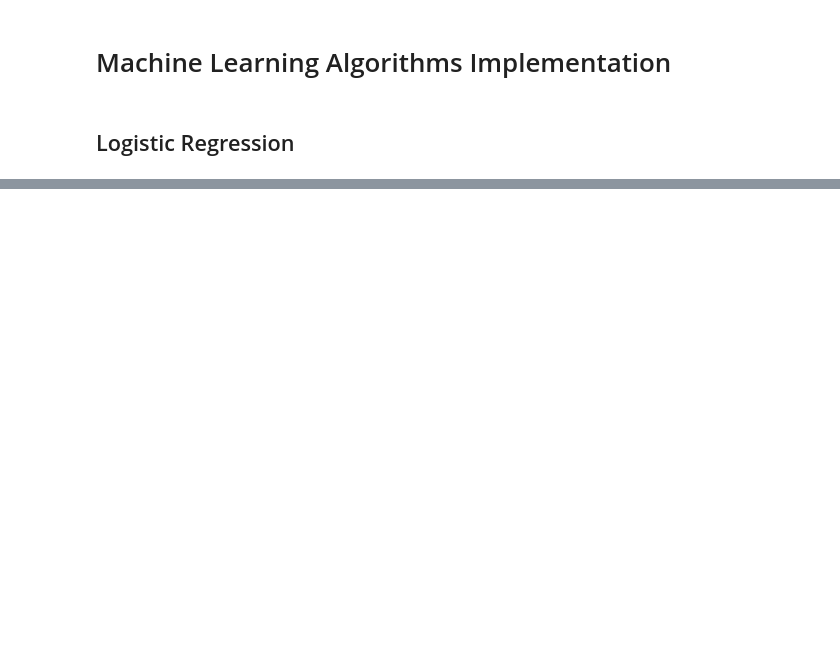
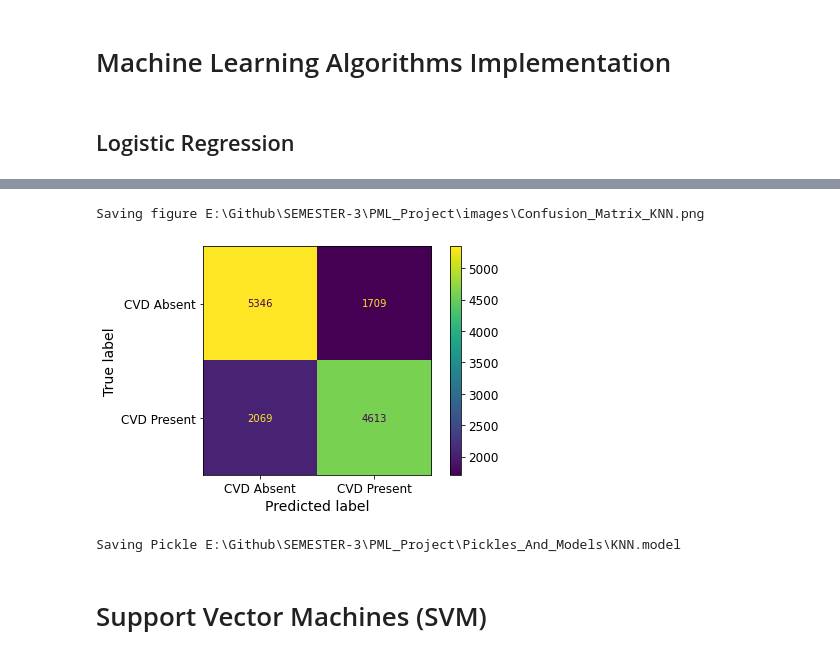
Before and after one commit to OutliersTeam/Cardiovascular-Disease-Prediction, a Jupyter notebook: Notebooks/Cardiovascular_Disease_Prediction.ipynb, the cells around one changed output, grey strips where cells are left out. Cells and saved outputs as stored; diff of their text form; code cells hidden in the pictures; blank space fills up the shorter version.

```diff
--- a/Notebooks/Cardiovascular_Disease_Prediction.ipynb
+++ b/Notebooks/Cardiovascular_Disease_Prediction.ipynb
@@ -446,0 +561,11 @@ from sklearn.metrics import mean_squared_error, mean_absolute_error
+# %%
+hyperparameters={
+    "n_neighbors" : [1, 5, 10, 25, 50, 75],
+    "p" : [1, 2] # manhattan_distance (l1), and euclidean_distance (l2)
+}
+
+grid_search=GridSearchCV(KNeighborsClassifier(),hyperparameters,cv=10, verbose=1, n_jobs=-1)
+grid_search.fit(X_train,y_train)
+
+print("tuned hpyerparameters :(best parameters) ",grid_search.best_params_)
+print("accuracy :",grid_search.best_score_)
@@ -446,0 +579,11 @@ from sklearn.metrics import mean_squared_error, mean_absolute_error
+# %%
+#Training the model with the optimised parameters
+knn = KNeighborsClassifier(n_neighbors = 75, p = 1)
+knn.fit(X_train, y_train)
+
+#KFold cross-validation for evaluating the model
+cv = KFold(n_splits=10, random_state=1, shuffle=True)
+scores = cross_val_score(knn, X_train, y_train, scoring='accuracy', cv=cv, n_jobs=-1)
+
+# Reporting the performance
+print('Scores -> Mean: %.3f | STD: (%.3f)' % (np.mean(scores), np.std(scores)))
@@ -446,0 +592,9 @@ from sklearn.metrics import mean_squared_error, mean_absolute_error
+# %%
+# Testing Set
+knn = KNeighborsClassifier(n_neighbors = 25, p = 1)
+knn.fit(X_train, y_train)
+knn_pred_test = knn.predict(X_test)
+print('Testing dataset')
+print(confusion_matrix(y_test,knn_pred_test))
+print(classification_report(y_test,knn_pred_test))
+print(accuracy_score(y_test,knn_pred_test))
@@ -446,0 +615,13 @@ from sklearn.metrics import mean_squared_error, mean_absolute_error
+# %%
+plot_confusion_matrix(knn, X_test, y_test, display_labels = ['CVD Absent', 'CVD Present'])
+save_fig('Confusion_Matrix_KNN')
+plt.show()
+# %% [output]
+Saving figure E:\Github\SEMESTER-3\PML_Project\images\Confusion_Matrix_KNN.png
+[figure, added]
+# %%
+save_object(knn, 'KNN.model')
+# %% [output]
+Saving Pickle E:\Github\SEMESTER-3\PML_Project\Pickles_And_Models\KNN.model
+# %% [markdown]
+# Support Vector Machines (SVM)
```
Also changed, not shown: parts of 46 cells of this notebook, 11 other files.
